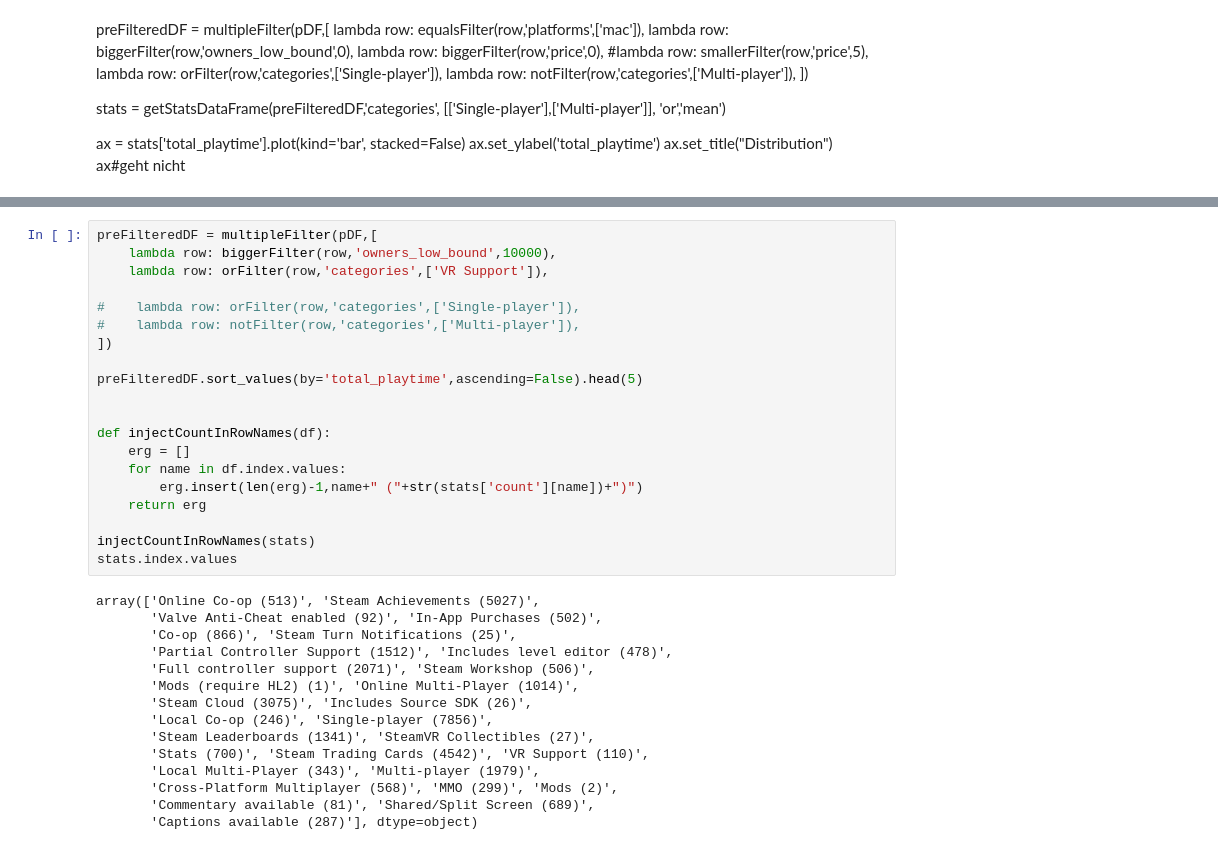
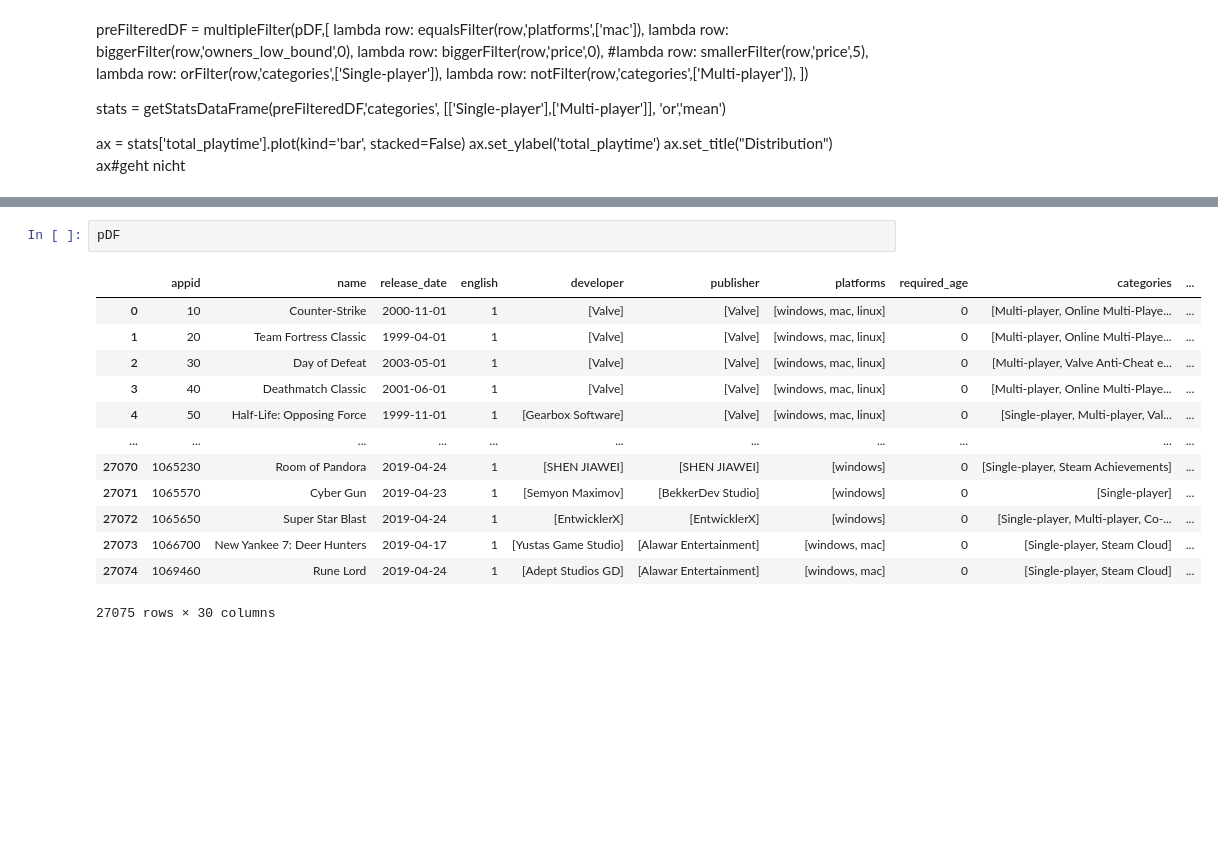
Before and after one commit to Emanum/TU_Visual_Data_Science, a Jupyter notebook: lab2/Steam-Analysis.ipynb, the cells around one changed output, grey strips where cells are left out. Saved outputs shown, nothing was run; the diff lists cells and outputs as text; blank space fills up the shorter version.

```diff
--- a/lab2/Steam-Analysis.ipynb
+++ b/lab2/Steam-Analysis.ipynb
@@ -922,35 +879,16 @@ stats
-# %%
-preFilteredDF = multipleFilter(pDF,[
-    lambda row: biggerFilter(row,'owners_low_bound',10000),
-    lambda row: orFilter(row,'categories',['VR Support']),
-
-#    lambda row: orFilter(row,'categories',['Single-player']),
-#    lambda row: notFilter(row,'categories',['Multi-player']),
-])
-
-preFilteredDF.sort_values(by='total_playtime',ascending=False).head(5)
-
-
-def injectCountInRowNames(df):
-    erg = []
-    for name in df.index.values:
-        erg.insert(len(erg)-1,name+" ("+str(stats['count'][name])+")")
-    return erg
-
-injectCountInRowNames(stats)
-stats.index.values
-# %% [output]
-array(['Online Co-op (513)', 'Steam Achievements (5027)',
-       'Valve Anti-Cheat enabled (92)', 'In-App Purchases (502)',
-       'Co-op (866)', 'Steam Turn Notifications (25)',
-       'Partial Controller Support (1512)', 'Includes level editor (478)',
-       'Full controller support (2071)', 'Steam Workshop (506)',
-       'Mods (require HL2) (1)', 'Online Multi-Player (1014)',
-       'Steam Cloud (3075)', 'Includes Source SDK (26)',
-       'Local Co-op (246)', 'Single-player (7856)',
-       'Steam Leaderboards (1341)', 'SteamVR Collectibles (27)',
-       'Stats (700)', 'Steam Trading Cards (4542)', 'VR Support (110)',
-       'Local Multi-Player (343)', 'Multi-player (1979)',
-       'Cross-Platform Multiplayer (568)', 'MMO (299)', 'Mods (2)',
-       'Commentary available (81)', 'Shared/Split Screen (689)',
-       'Captions available (287)'], dtype=object)
+# %%
+pDF
+# %% [output]
+|  | appid | name | release_date | english | developer | publisher | platforms | required_age | categories | ... |
+| 0 | 10 | Counter-Strike | 2000-11-01 | 1 | [Valve] | [Valve] | [windows, mac, linux] | 0 | [Multi-player, Online Multi-Playe... | ... |
+| 1 | 20 | Team Fortress Classic | 1999-04-01 | 1 | [Valve] | [Valve] | [windows, mac, linux] | 0 | [Multi-player, Online Multi-Playe... | ... |
+| 2 | 30 | Day of Defeat | 2003-05-01 | 1 | [Valve] | [Valve] | [windows, mac, linux] | 0 | [Multi-player, Valve Anti-Cheat e... | ... |
+| 3 | 40 | Deathmatch Classic | 2001-06-01 | 1 | [Valve] | [Valve] | [windows, mac, linux] | 0 | [Multi-player, Online Multi-Playe... | ... |
+| 4 | 50 | Half-Life: Opposing Force | 1999-11-01 | 1 | [Gearbox Software] | [Valve] | [windows, mac, linux] | 0 | [Single-player, Multi-player, Val... | ... |
+| ... | ... | ... | ... | ... | ... | ... | ... | ... | ... | ... |
+| 27070 | 1065230 | Room of Pandora | 2019-04-24 | 1 | [SHEN JIAWEI] | [SHEN JIAWEI] | [windows] | 0 | [Single-player, Steam Achievements] | ... |
+| 27071 | 1065570 | Cyber Gun | 2019-04-23 | 1 | [Semyon Maximov] | [BekkerDev Studio] | [windows] | 0 | [Single-player] | ... |
+| 27072 | 1065650 | Super Star Blast | 2019-04-24 | 1 | [EntwicklerX] | [EntwicklerX] | [windows] | 0 | [Single-player, Multi-player, Co-... | ... |
+| 27073 | 1066700 | New Yankee 7: Deer Hunters | 2019-04-17 | 1 | [Yustas Game Studio] | [Alawar Entertainment] | [windows, mac] | 0 | [Single-player, Steam Cloud] | ... |
+| 27074 | 1069460 | Rune Lord | 2019-04-24 | 1 | [Adept Studios GD] | [Alawar Entertainment] | [windows, mac] | 0 | [Single-player, Steam Cloud] | ... |
+27075 rows × 30 columns
```
Also changed, not shown: parts of 7 cells of this notebook, 4 other files.
